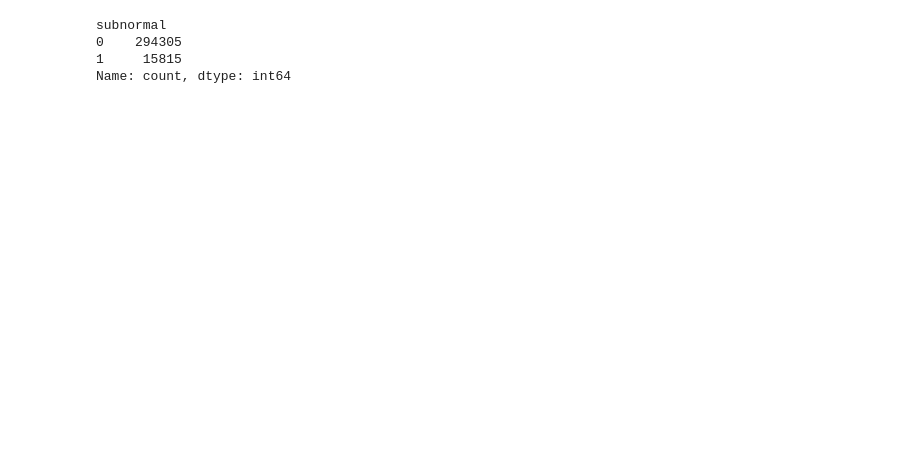
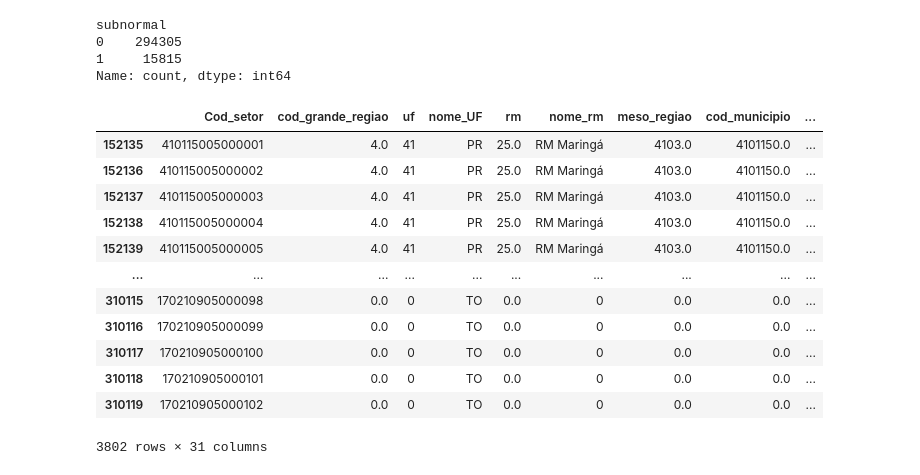
Before and after one commit to cem-usp/assentamentos-precarios-no-brasil-urbano, a Jupyter notebook: 04-processamento-regioes.ipynb, the cells around one changed output. Cells and saved outputs as stored; diff of their text form; code cells hidden in the pictures; blank space fills up the shorter version.

```diff
--- a/04-processamento-regioes.ipynb
+++ b/04-processamento-regioes.ipynb
@@ -280,3 +299,19 @@ subnormal
 Name: count, dtype: int64
 # %%
 df.to_csv('resultados/modelo_preditivo.csv.zip', compression='zip')
+# %%
+df[df.subnormal_LDA.isna()]
+# %% [output]
+|  | Cod_setor | cod_grande_regiao | uf | nome_UF | rm | nome_rm | meso_regiao | cod_municipio | ... |
+| 152135 | 410115005000001 | 4.0 | 41 | PR | 25.0 | RM Maringá | 4103.0 | 4101150.0 | ... |
+| 152136 | 410115005000002 | 4.0 | 41 | PR | 25.0 | RM Maringá | 4103.0 | 4101150.0 | ... |
+| 152137 | 410115005000003 | 4.0 | 41 | PR | 25.0 | RM Maringá | 4103.0 | 4101150.0 | ... |
+| 152138 | 410115005000004 | 4.0 | 41 | PR | 25.0 | RM Maringá | 4103.0 | 4101150.0 | ... |
+| 152139 | 410115005000005 | 4.0 | 41 | PR | 25.0 | RM Maringá | 4103.0 | 4101150.0 | ... |
+| ... | ... | ... | ... | ... | ... | ... | ... | ... | ... |
+| 310115 | 170210905000098 | 0.0 | 0 | TO | 0.0 | 0 | 0.0 | 0.0 | ... |
+| 310116 | 170210905000099 | 0.0 | 0 | TO | 0.0 | 0 | 0.0 | 0.0 | ... |
+| 310117 | 170210905000100 | 0.0 | 0 | TO | 0.0 | 0 | 0.0 | 0.0 | ... |
+| 310118 | 170210905000101 | 0.0 | 0 | TO | 0.0 | 0 | 0.0 | 0.0 | ... |
+| 310119 | 170210905000102 | 0.0 | 0 | TO | 0.0 | 0 | 0.0 | 0.0 | ... |
+3802 rows × 31 columns
```
Also changed, not shown: parts of 7 cells of this notebook, 12 other files.
